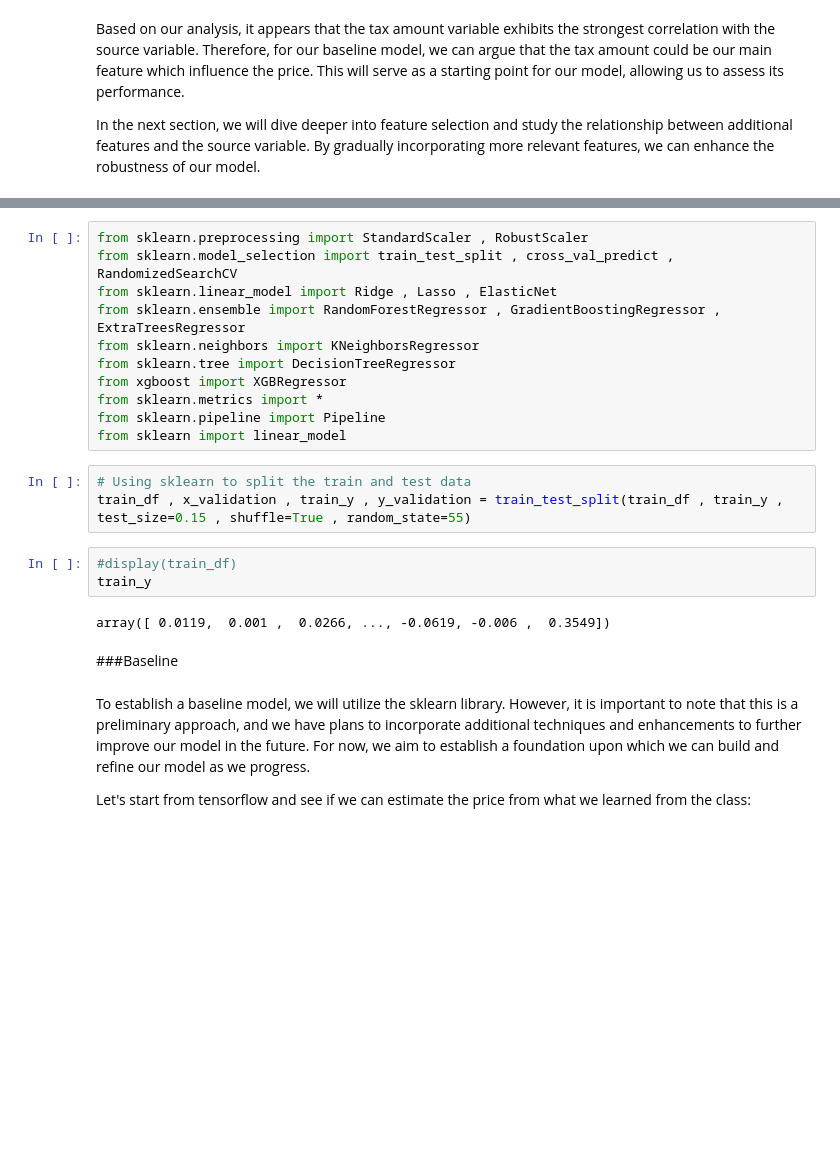
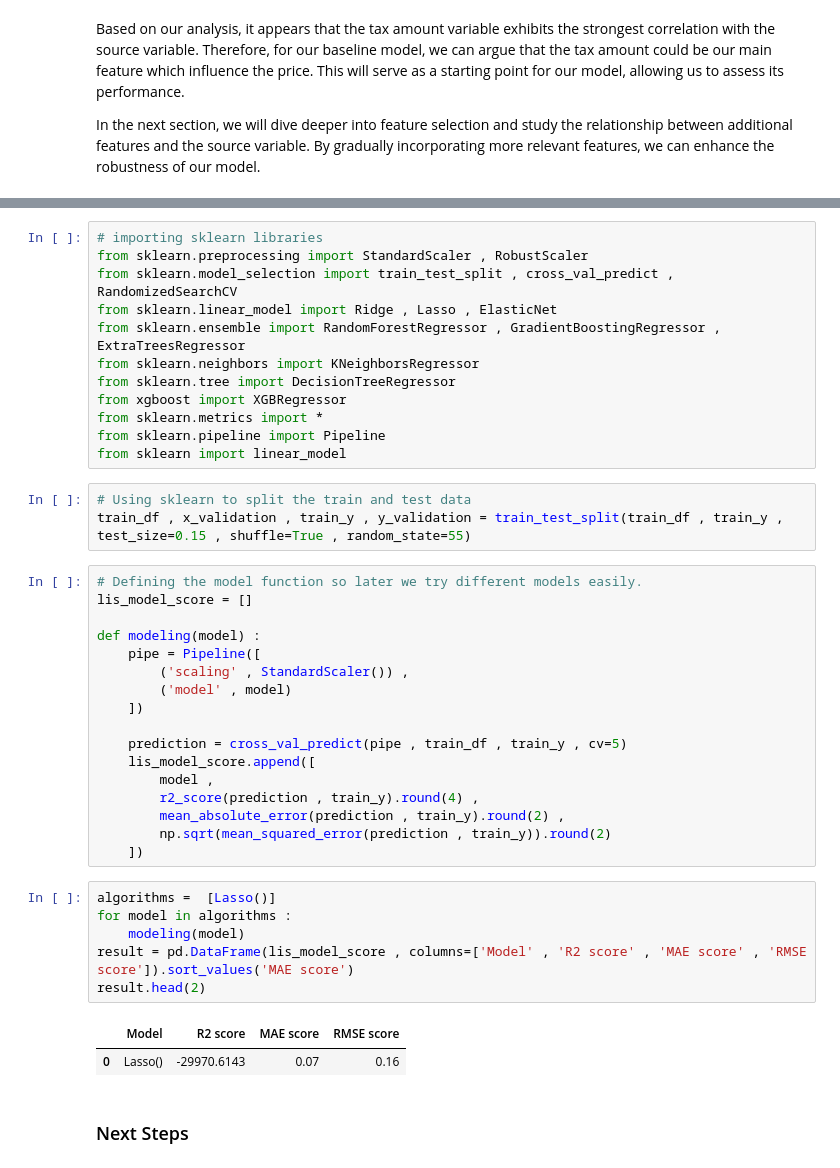
Before and after one commit to AmirMoazzami/207_final_project, a Jupyter notebook: zillow_final_project_207.ipynb, the cells around one changed output, grey strips where cells are left out. Cells and saved outputs as stored; diff of their text form; blank space fills up the shorter version.

```diff
--- a/zillow_final_project_207.ipynb
+++ b/zillow_final_project_207.ipynb
@@ -303,4 +408,5 @@ To keep things simple, we will keep just a few columns. We use sklearn for now b
 # %%
+# importing sklearn libraries
 from sklearn.preprocessing import StandardScaler , RobustScaler
 from sklearn.model_selection import train_test_split , cross_val_predict , RandomizedSearchCV
 from sklearn.linear_model import Ridge , Lasso , ElasticNet
@@ -314,14 +420,31 @@ from sklearn import linear_model
 # %%
 # Using sklearn to split the train and test data
 train_df , x_validation , train_y , y_validation = train_test_split(train_df , train_y , test_size=0.15 , shuffle=True , random_state=55)
-# %%
-#display(train_df)
-train_y
-# %% [output]
-array([ 0.0119,  0.001 ,  0.0266, ..., -0.0619, -0.006 ,  0.3549])
-# %% [markdown]
-###Baseline
-# %% [markdown]
-To establish a baseline model, we will utilize the sklearn library. However, it is important to note that this is a preliminary approach, and we have plans to incorporate additional techniques and enhancements to further improve our model in the future. For now, we aim to establish a foundation upon which we can build and refine our model as we progress.
-
-Let's start from tensorflow and see if we can estimate the price from what we learned from the class:
+# %%
+# Defining the model function so later we try different models easily.
+lis_model_score = []
+
+def modeling(model) :
+    pipe = Pipeline([
+        ('scaling' , StandardScaler()) ,
+        ('model' , model)
+    ])
+
+    prediction = cross_val_predict(pipe , train_df , train_y , cv=5)
+    lis_model_score.append([
+        model ,
+        r2_score(prediction , train_y).round(4) ,
+        mean_absolute_error(prediction , train_y).round(2) ,
+        np.sqrt(mean_squared_error(prediction , train_y)).round(2)
+    ])
+# %%
+algorithms =  [Lasso()]
+for model in algorithms :
+    modeling(model)
+result = pd.DataFrame(lis_model_score , columns=['Model' , 'R2 score' , 'MAE score' , 'RMSE score']).sort_values('MAE score')
+result.head(2)
+# %% [output]
+|  | Model | R2 score | MAE score | RMSE score |
+| 0 | Lasso() | -29970.6143 | 0.07 | 0.16 |
+# %% [markdown]
+### Next Steps
```
Also changed, not shown: parts of 17 cells of this notebook.
